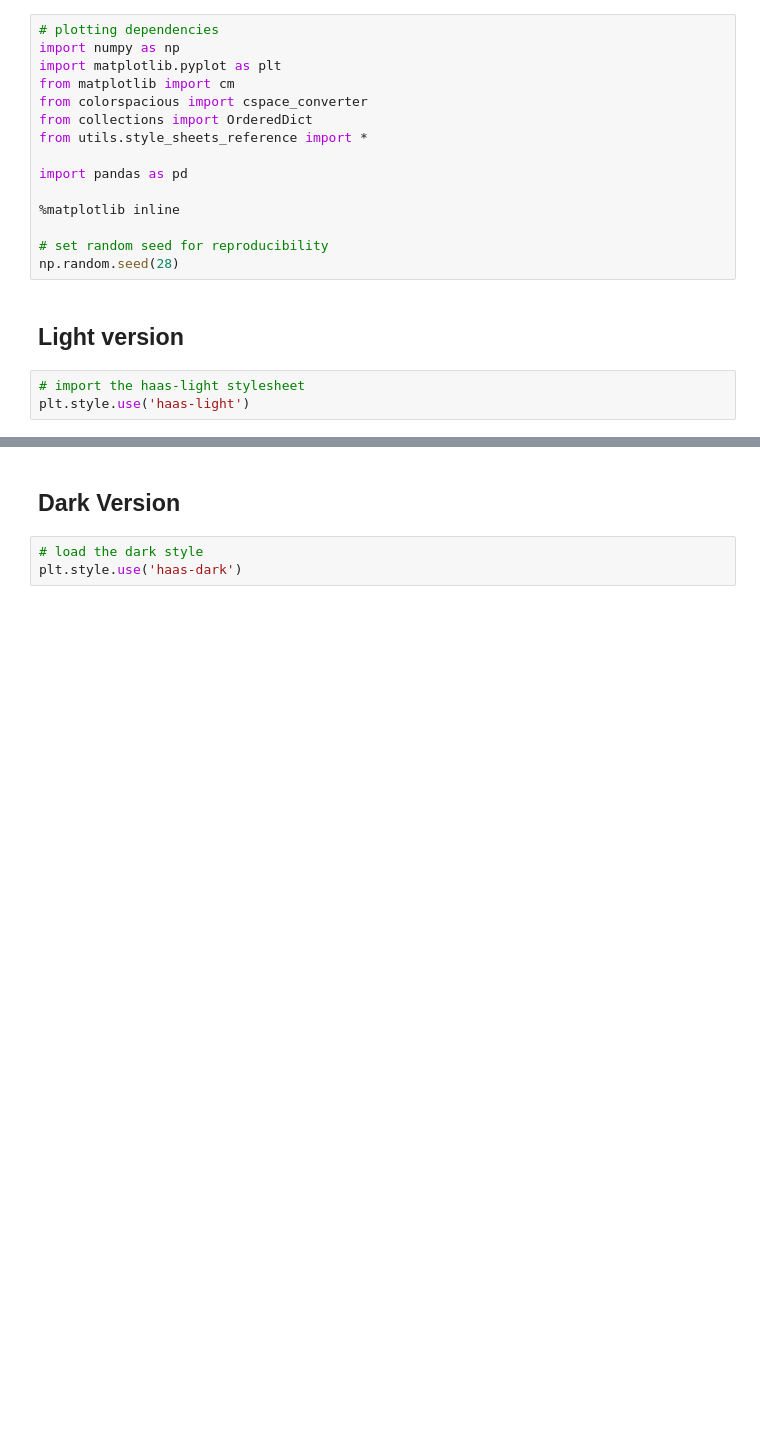
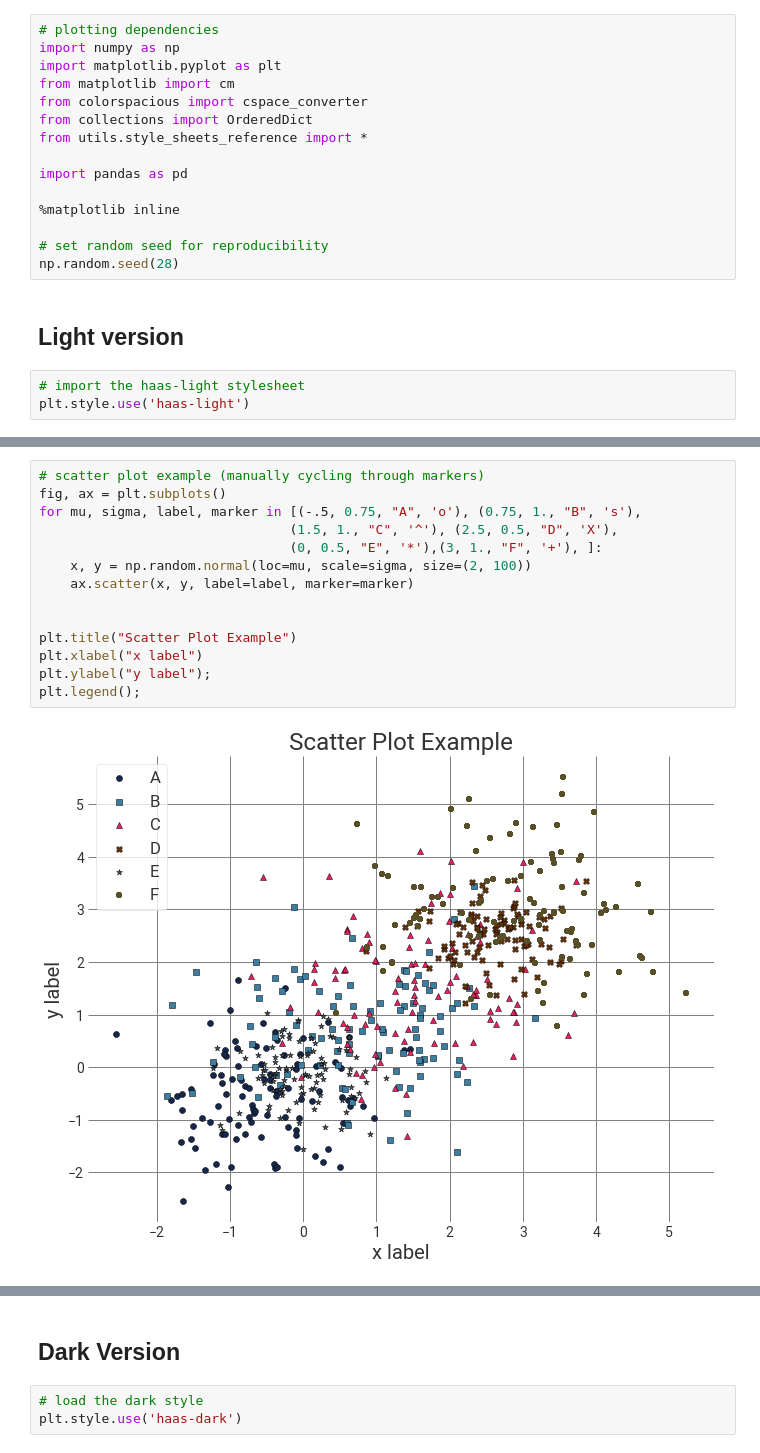
Before and after one commit to haas-digital/jupyter-styling, a Jupyter notebook: style-test.ipynb, the cells around one changed output, grey strips where cells are left out. Saved outputs shown, nothing was run; the diff lists cells and outputs as text; blank space fills up the shorter version.

```diff
--- a/style-test.ipynb
+++ b/style-test.ipynb
@@ -57,3 +58,19 @@ plt.legend();
+# %%
+# scatter plot example (manually cycling through markers)
+fig, ax = plt.subplots()
+for mu, sigma, label, marker in [(-.5, 0.75, "A", 'o'), (0.75, 1., "B", 's'),
+                                (1.5, 1., "C", '^'), (2.5, 0.5, "D", 'X'),
+                                (0, 0.5, "E", '*'),(3, 1., "F", '+'), ]:
+    x, y = np.random.normal(loc=mu, scale=sigma, size=(2, 100))
+    ax.scatter(x, y, label=label, marker=marker)
+
+
+plt.title("Scatter Plot Example")
+plt.xlabel("x label")
+plt.ylabel("y label");
+plt.legend();
+# %% [output]
+[figure, added]
 # %%
 # bar plot example
 
```
Also changed, not shown: parts of 10 cells of this notebook.
